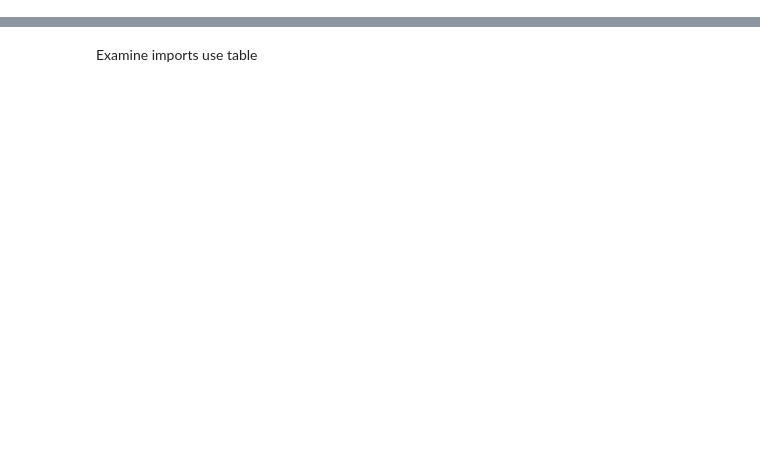
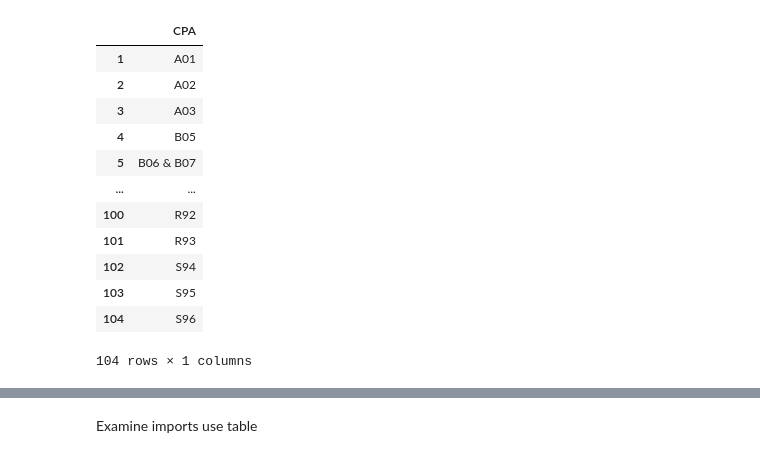
Before and after one commit to banksad/supply_chain_app, a Jupyter notebook: notebooks/preprocess_domestic_pxp.ipynb, the cells around one changed output, grey strips where cells are left out. Drawn from its saved outputs; the diff is of its cells as text; code cells hidden in the pictures; blank space fills up the shorter version.

```diff
--- a/notebooks/preprocess_domestic_pxp.ipynb
+++ b/notebooks/preprocess_domestic_pxp.ipynb
@@ -20,0 +19,21 @@ data.tail()
+# %%
+cpa = pd.read_excel('data/nasu1719pr.xlsx',sheet_name='Use BP PxI',header=4)
+cpa = pd.DataFrame(cpa.iloc[1:105,0])
+cpa = cpa.rename(columns={cpa.columns[0]: 'CPA'})
+cpa = cpa['CPA'].apply(lambda x: str(x)[4:])
+cpa = pd.DataFrame(cpa)
+cpa
+# %% [output]
+|  | CPA |
+| 1 | A01 |
+| 2 | A02 |
+| 3 | A03 |
+| 4 | B05 |
+| 5 | B06 & B07 |
+| ... | ... |
+| 100 | R92 |
+| 101 | R93 |
+| 102 | S94 |
+| 103 | S95 |
+| 104 | S96 |
+104 rows × 1 columns
```
Also changed, not shown: parts of 8 cells of this notebook, 4 other files.
